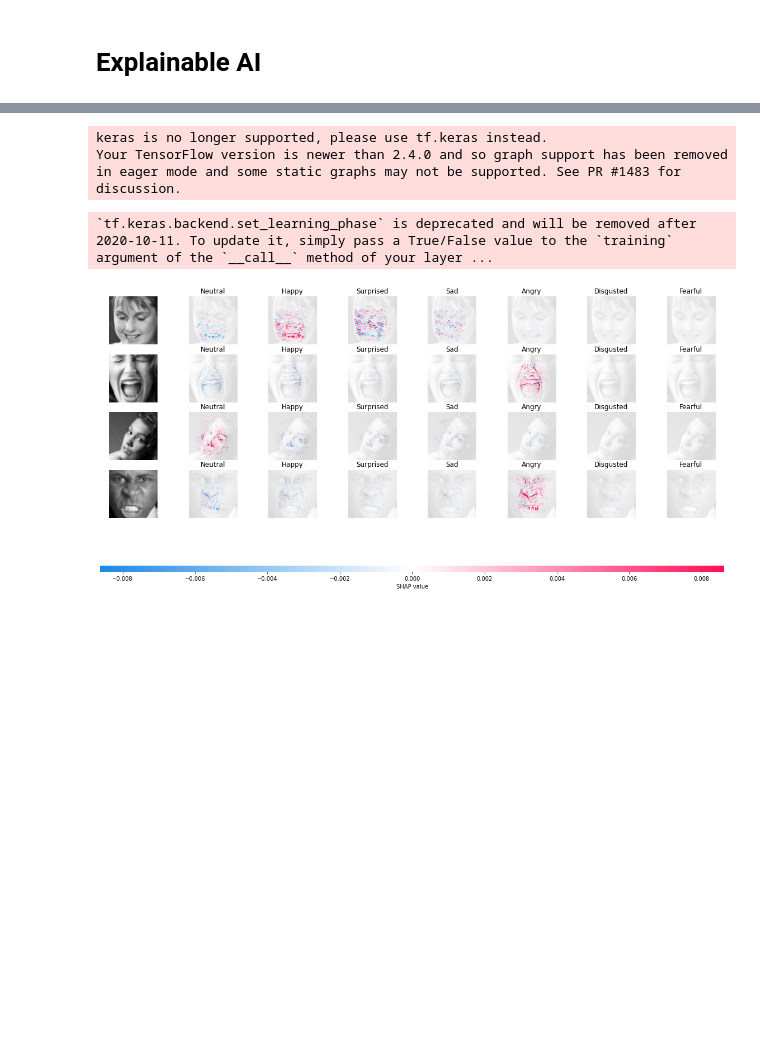
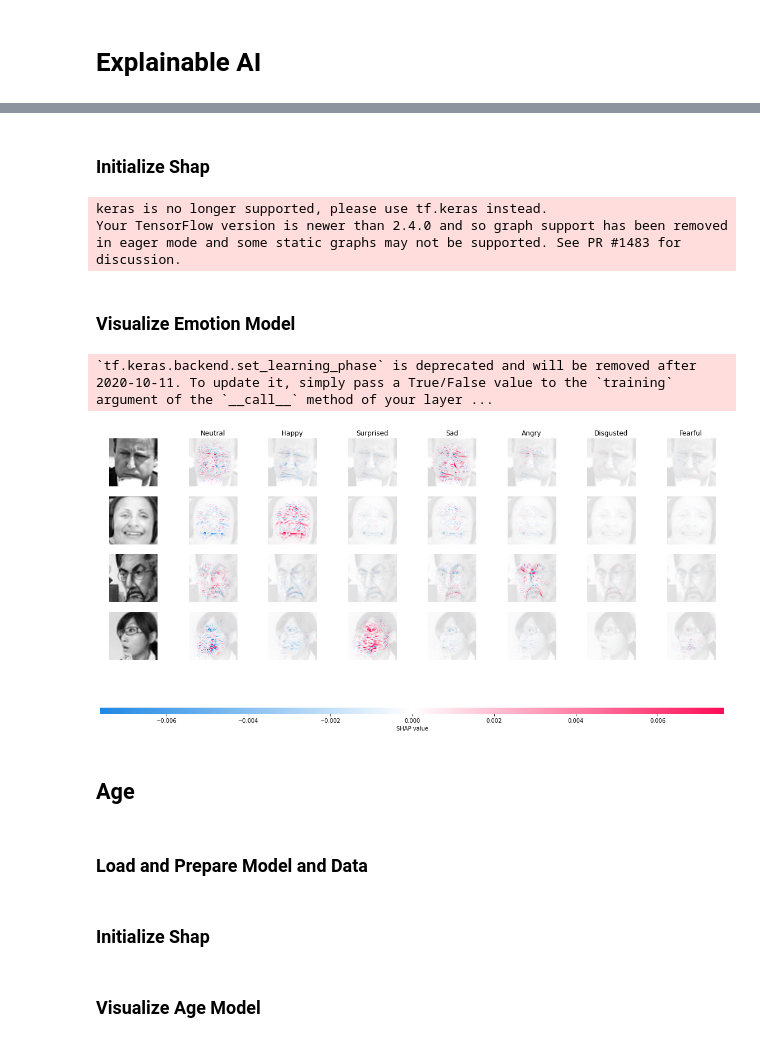
Before and after one commit to andre-anan-gilbert/Real-time-Facial-Age-and-Emotion-Recognition, a Jupyter notebook: src/notebooks/explainable_ai.ipynb, the cells around one changed output, grey strips where cells are left out. Drawn from its saved outputs; the diff is of its cells as text; code cells hidden in the pictures; blank space fills up the shorter version.

```diff
--- a/src/notebooks/explainable_ai.ipynb
+++ b/src/notebooks/explainable_ai.ipynb
@@ -62,0 +69,26 @@ background = x_train[rng.choice(x_train.shape[0], 500, replace=False)]
+# %% [markdown]
+### Initialize Shap
+# %%
+background_e = x_train_e[rng.choice(x_train_e.shape[0], 500, replace=False)]
+# %%
+emotion_explainer = shap.DeepExplainer(emotion_classifier, background_e)
+# %% [output]
+keras is no longer supported, please use tf.keras instead.
+Your TensorFlow version is newer than 2.4.0 and so graph support has been removed in eager mode and some static graphs may not be supported. See PR #1483 for discussion.
+# %% [markdown]
+### Visualize Emotion Model
+# %%
+emotion_values = emotion_explainer.shap_values(x_test_e[:4])
+
+index_names_emotion = np.array([['Neutral', 'Happy', 'Surprised', 'Sad', 'Angry', 'Disgusted', 'Fearful']])
+for i in range(3):
+    index_names_emotion = np.append(index_names_emotion, np.array([['', '', '', '', '', '', '']]), axis=0)
+
+shap.image_plot(emotion_values, x_test_e[:4], index_names_emotion)
+# %% [output]
+`tf.keras.backend.set_learning_phase` is deprecated and will be removed after 2020-10-11. To update it, simply pass a True/False value to the `training` argument of the `__call__` method of your layer ...
+[figure, added]
+# %% [markdown]
+## Age
+# %% [markdown]
+### Load and Prepare Model and Data
@@ -62,0 +165,2 @@ background = x_train[rng.choice(x_train.shape[0], 500, replace=False)]
+# %% [markdown]
+### Initialize Shap
@@ -63,16 +169,5 @@ background = x_train[rng.choice(x_train.shape[0], 500, replace=False)]
 # %%
-age_explainer = shap.DeepExplainer(age_classifier, background)
-emotion_explainer = shap.DeepExplainer(emotion_classifier, background)
+age_explainer = shap.DeepExplainer(age_classifier, background_a)
-# %% [output]
-keras is no longer supported, please use tf.keras instead.
-Your TensorFlow version is newer than 2.4.0 and so graph support has been removed in eager mode and some static graphs may not be supported. See PR #1483 for discussion.
-# %%
-emotion_values = emotion_explainer.shap_values(x_test[:4])
-
-index_names = np.tile(np.array(['Neutral', 'Happy', 'Surprised', 'Sad', 'Angry', 'Disgusted', 'Fearful']), (4, 1))
-
-shap.image_plot(emotion_values, x_test[:4], index_names)
-# %% [output]
-`tf.keras.backend.set_learning_phase` is deprecated and will be removed after 2020-10-11. To update it, simply pass a True/False value to the `training` argument of the `__call__` method of your layer ...
-[figure, removed]
+# %% [markdown]
+### Visualize Age Model
 # %%
```
Also changed, not shown: parts of 15 cells of this notebook.
